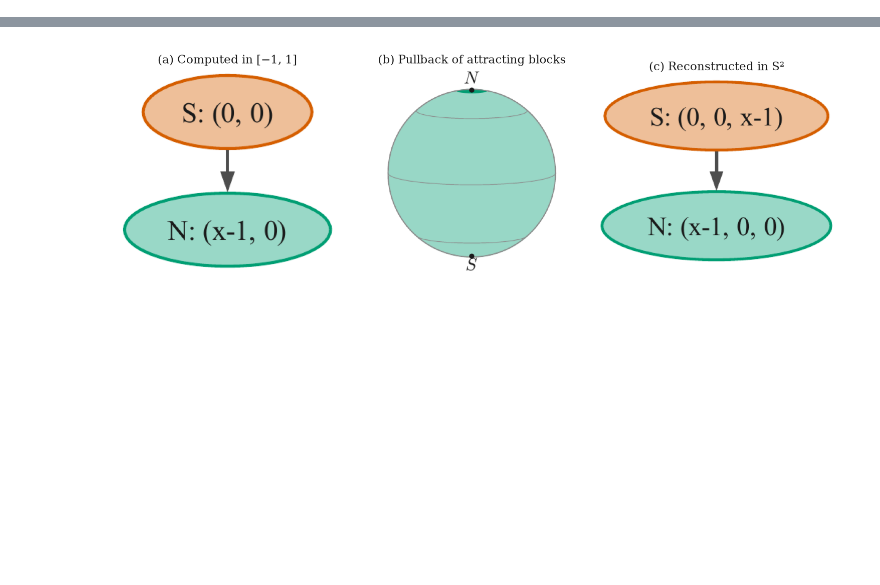
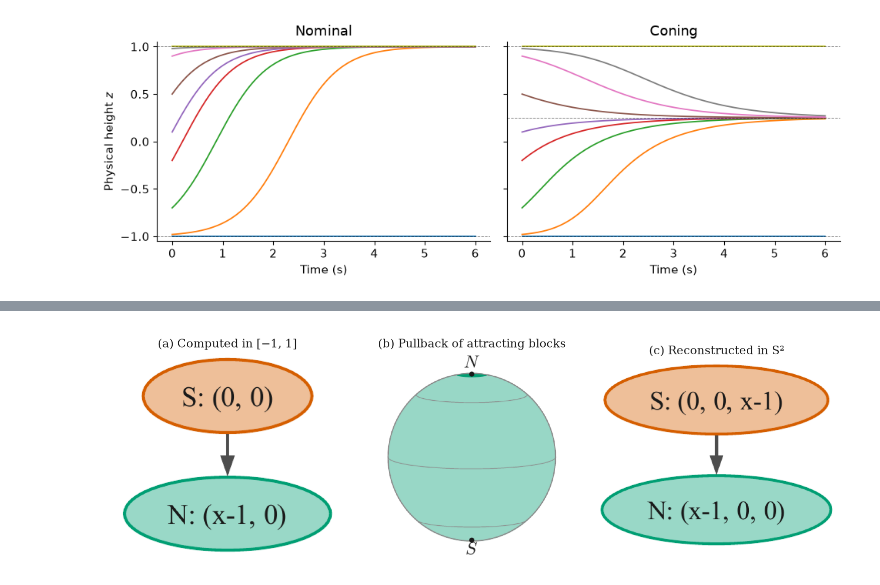
Before and after one commit to bernardorivas/2027_L4DC_EquivariantMorseGraphs, a Jupyter notebook: ex3_attitude_control.ipynb, the cells around one changed output, grey strips where cells are left out. Saved outputs shown, nothing was run; the diff lists cells and outputs as text; code cells hidden in the pictures; blank space fills up the shorter version.

Commit message:
Polish the attitude notebook explanations and restore diagnostic plots

```diff
--- a/ex3_attitude_control.ipynb
+++ b/ex3_attitude_control.ipynb
@@ -315,0 +15,15 @@ The attractor is green. The repelling south pole is vermilion. The graph runs fr
+# %%
+MODE = "replay"
+OUT = None
+
+from morsegraphs import device
+device.configure("float32")
+from morsegraphs import attitude_control as ac
+import numpy as np
+import matplotlib.pyplot as plt
+from scipy.integrate import solve_ivp
+from IPython.display import display
+
+run = ac.Notebook(MODE, OUT)
+plt.rcParams.update({"font.size": 11, "axes.spines.top": False, "axes.spines.right": False})
+display(run)
@@ -315,0 +70,25 @@ The attractor is green. The repelling south pole is vermilion. The graph runs fr
+# %%
+def height_rhs(t, z, policy):
+    gain, _ = ac.gain(z, policy)
+    return gain * (1 - z*z)
+
+times = np.linspace(0, 6, 301)
+starts = np.array([-1., -.98, -.7, -.2, .1, .5, .9, .98, 1.])
+fig, axes = plt.subplots(1, 2, figsize=(10, 3.6), sharey=True)
+for ax, policy in zip(axes, ac.POLICIES):
+    sol = solve_ivp(lambda t, z: height_rhs(t, z, policy), (0, 6), starts,
+                    t_eval=times, rtol=1e-10, atol=1e-12)
+    assert sol.success
+    for curve in sol.y:
+        ax.plot(times, curve, linewidth=1.3)
+    fixed = [-1, 1] if policy == "nominal" else [-1, .25, 1]
+    for z in fixed:
+        ax.axhline(z, color="black", linestyle="--", linewidth=.65, alpha=.5)
+    ax.set(title=policy.capitalize(), xlabel="Time (s)", ylim=(-1.05, 1.05))
+axes[0].set_ylabel("Physical height $z$")
+fig.tight_layout()
+for suffix in ("pdf", "svg"):
+    fig.savefig(run.out / f"height-trajectories.{suffix}", bbox_inches="tight")
+plt.show()
+# %% [output]
+[figure, added]
```
Also changed, not shown: parts of 79 cells of this notebook.
